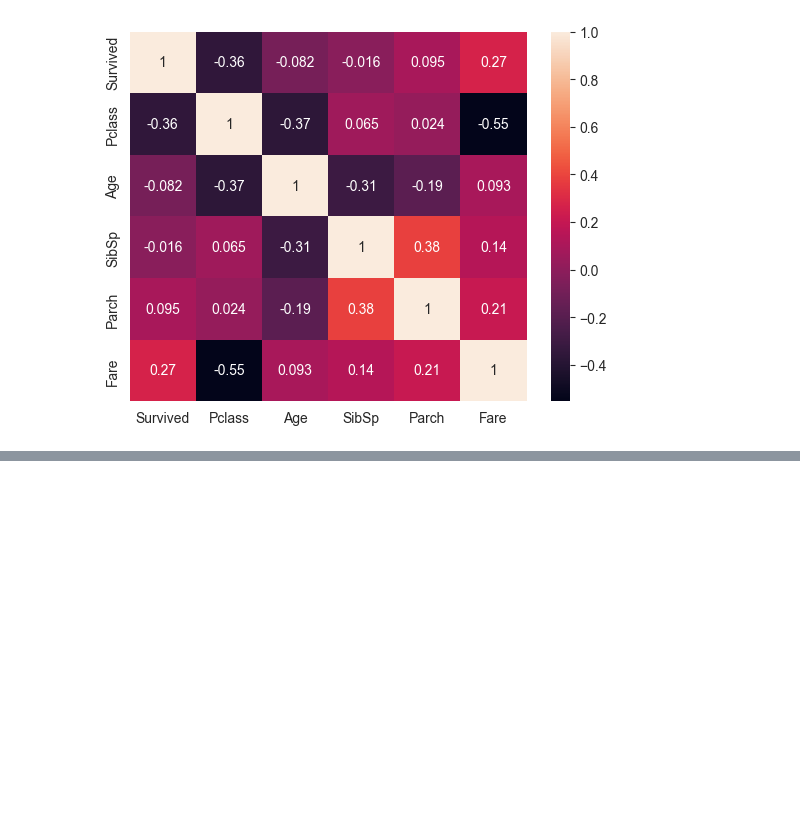
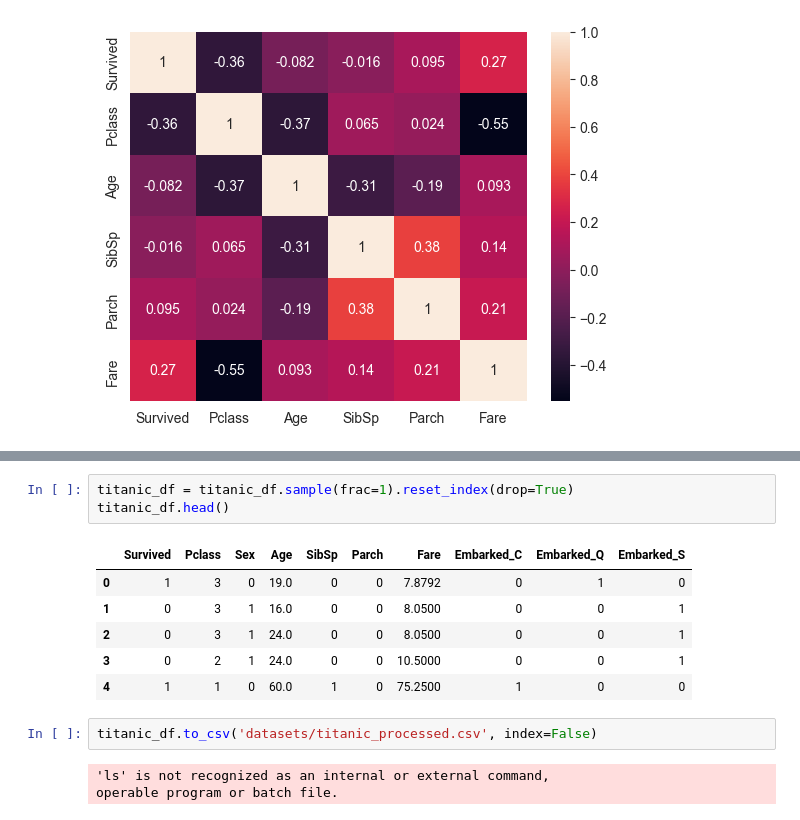
Before and after one commit to Homeomorphistic/scikit_learning, a Jupyter notebook: classification/ExploringTheTitanicDataset.ipynb, the cells around one changed output, grey strips where cells are left out. Cells and saved outputs as stored; diff of their text form; blank space fills up the shorter version.

```diff
--- a/classification/ExploringTheTitanicDataset.ipynb
+++ b/classification/ExploringTheTitanicDataset.ipynb
@@ -99,0 +125,15 @@ sns.heatmap(titanic_data_corr, annot=True)
+# %%
+titanic_df = titanic_df.sample(frac=1).reset_index(drop=True)
+titanic_df.head()
+# %% [output]
+|  | Survived | Pclass | Sex | Age | SibSp | Parch | Fare | Embarked_C | Embarked_Q | Embarked_S |
+| 0 | 1 | 3 | 0 | 19.0 | 0 | 0 | 7.8792 | 0 | 1 | 0 |
+| 1 | 0 | 3 | 1 | 16.0 | 0 | 0 | 8.0500 | 0 | 0 | 1 |
+| 2 | 0 | 3 | 1 | 24.0 | 0 | 0 | 8.0500 | 0 | 0 | 1 |
+| 3 | 0 | 2 | 1 | 24.0 | 0 | 0 | 10.5000 | 0 | 0 | 1 |
+| 4 | 1 | 1 | 0 | 60.0 | 1 | 0 | 75.2500 | 1 | 0 | 0 |
+# %%
+titanic_df.to_csv('datasets/titanic_processed.csv', index=False)
+# %% [output]
+'ls' is not recognized as an internal or external command,
+operable program or batch file.
```
Also changed, not shown: parts of 6 cells of this notebook, 3 other files.
